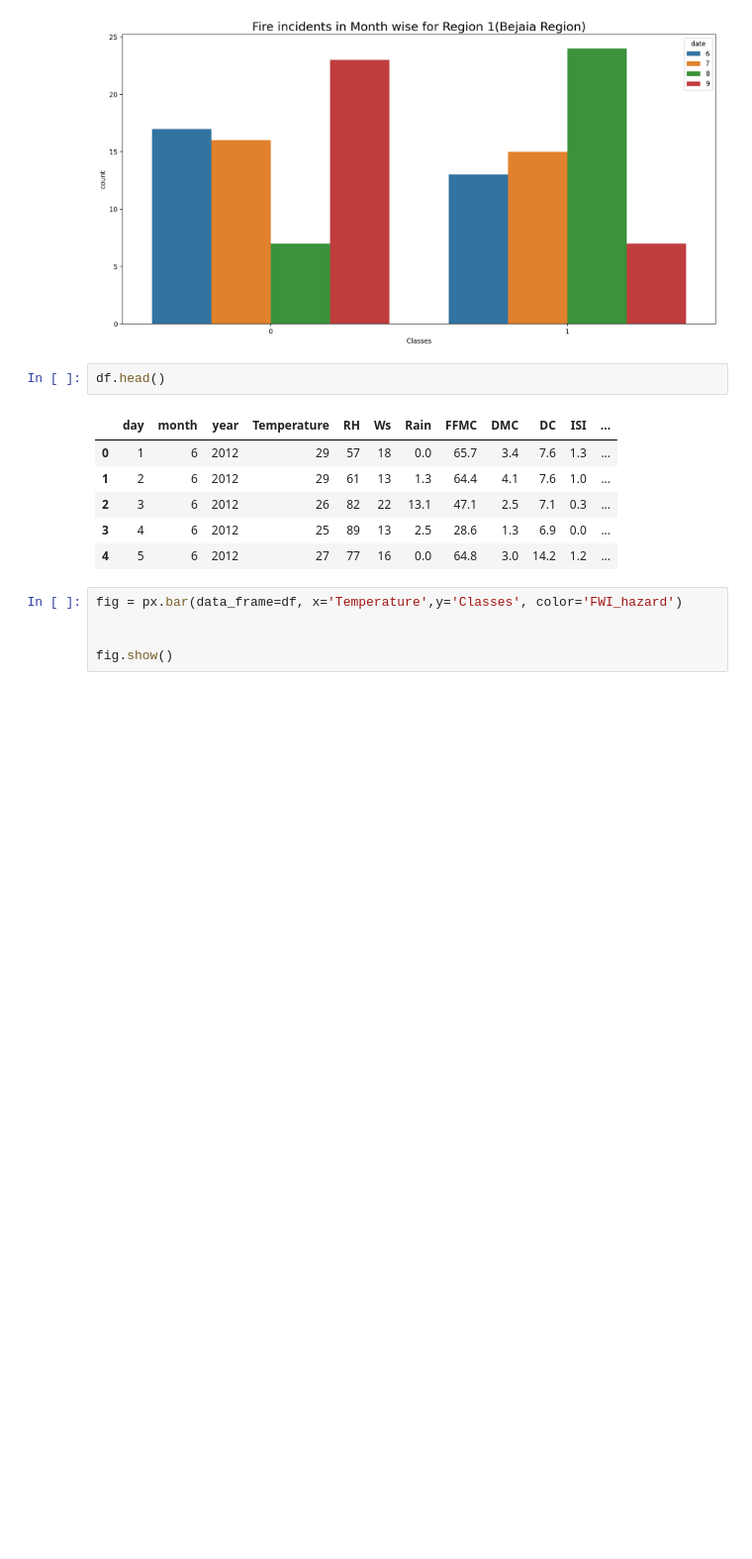
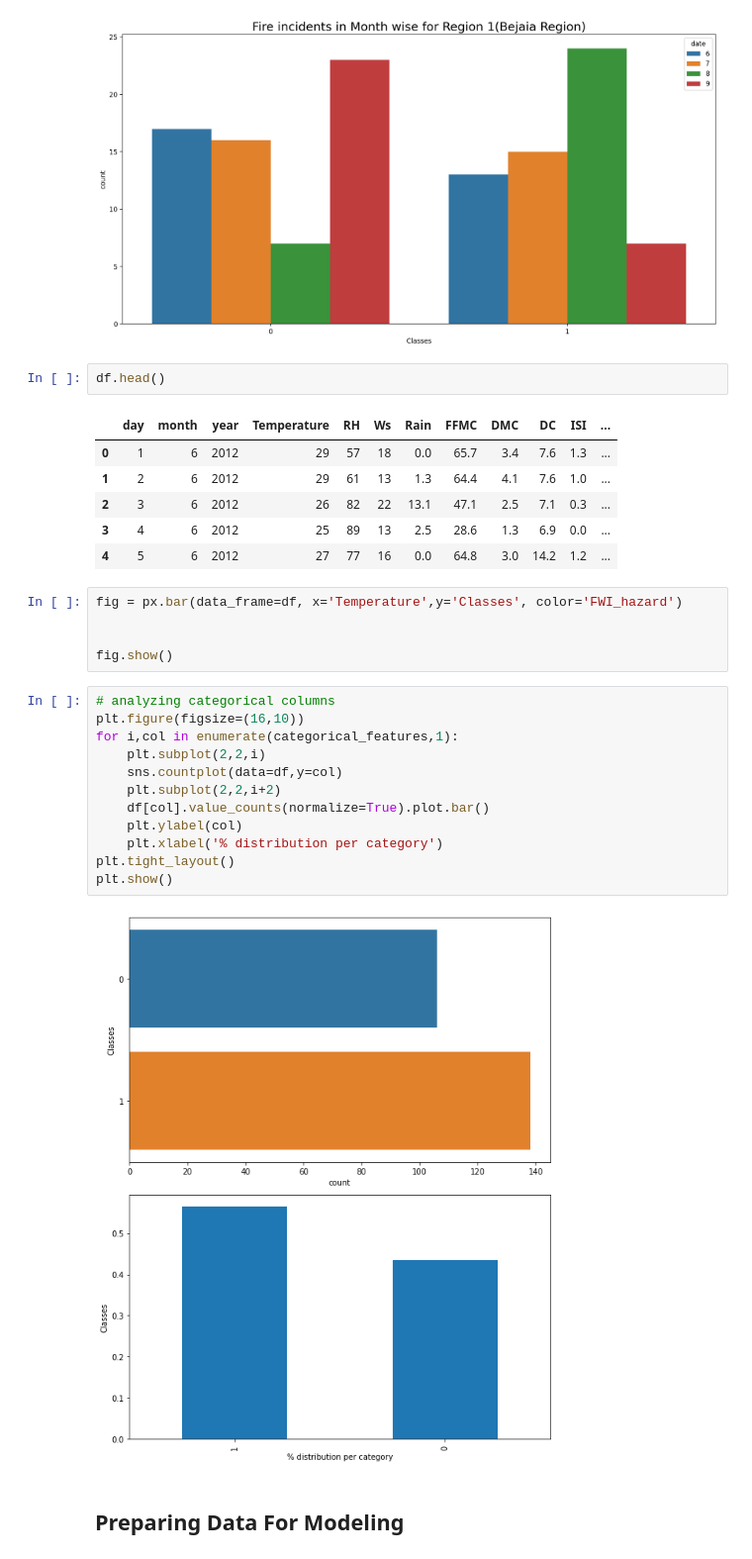
Before and after one commit to Mohd-Haseeb/EDA, a Jupyter notebook: AlgerianFire/main.ipynb, the cells around one changed output. Shown at 99% size. Cells and saved outputs as stored; diff of their text form; blank space fills up the shorter version.

```diff
--- a/AlgerianFire/main.ipynb
+++ b/AlgerianFire/main.ipynb
@@ -1029,3 +1031,19 @@ fig = px.bar(data_frame=df, x='Temperature',y='Classes', color='FWI_hazard')
 
 
 fig.show()
+# %%
+# analyzing categorical columns
+plt.figure(figsize=(16,10))
+for i,col in enumerate(categorical_features,1):
+    plt.subplot(2,2,i)
+    sns.countplot(data=df,y=col)
+    plt.subplot(2,2,i+2)
+    df[col].value_counts(normalize=True).plot.bar()
+    plt.ylabel(col)
+    plt.xlabel('% distribution per category')
+plt.tight_layout()
+plt.show()
+# %% [output]
+[figure, added]
+# %% [markdown]
+## Preparing Data For Modeling
```
Also changed, not shown: parts of 11 cells of this notebook, 5 other files.
